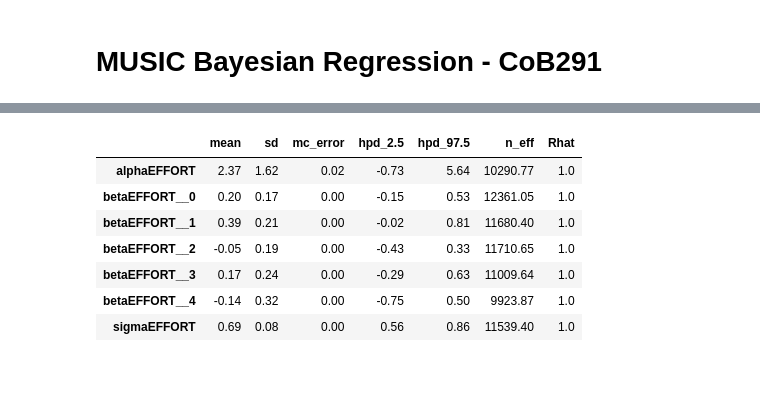
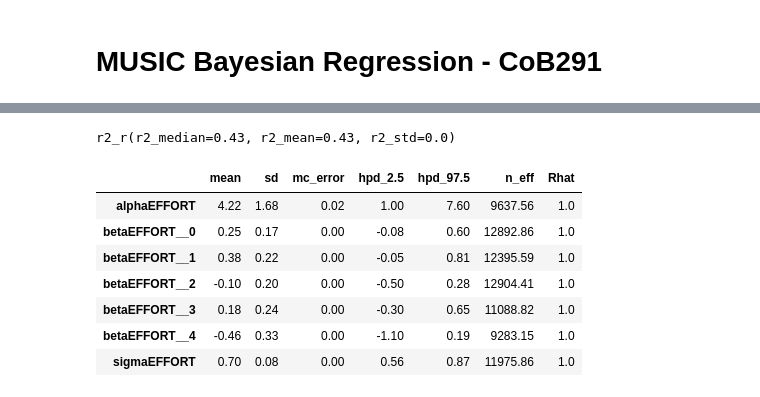
Before and after one commit to ljnovoa/Bayesian-Analysis, a Jupyter notebook: 291 MUSIC Bayesian Regression.ipynb, the cells around one changed output, grey strips where cells are left out. Cells and saved outputs as stored; diff of their text form; code cells hidden in the pictures.

```diff
--- a/291 MUSIC Bayesian Regression.ipynb
+++ b/291 MUSIC Bayesian Regression.ipynb
@@ -94,14 +98,17 @@ The `ymin` argument was deprecated in Matplotlib 3.0 and will be removed in 3.2.
-# %%
-pm.summary(traceEFFORT).round(2)
-# %% [output]
-|  | mean | sd | mc_error | hpd_2.5 | hpd_97.5 | n_eff | Rhat |
-| alphaEFFORT | 2.37 | 1.62 | 0.02 | -0.73 | 5.64 | 10290.77 | 1.0 |
-| betaEFFORT__0 | 0.20 | 0.17 | 0.00 | -0.15 | 0.53 | 12361.05 | 1.0 |
-| betaEFFORT__1 | 0.39 | 0.21 | 0.00 | -0.02 | 0.81 | 11680.40 | 1.0 |
-| betaEFFORT__2 | -0.05 | 0.19 | 0.00 | -0.43 | 0.33 | 11710.65 | 1.0 |
-| betaEFFORT__3 | 0.17 | 0.24 | 0.00 | -0.29 | 0.63 | 11009.64 | 1.0 |
-| betaEFFORT__4 | -0.14 | 0.32 | 0.00 | -0.75 | 0.50 | 9923.87 | 1.0 |
-| sigmaEFFORT | 0.69 | 0.08 | 0.00 | 0.56 | 0.86 | 11539.40 | 1.0 |
+# %%
+ppcEffort = pm.sample_ppc(traceEFFORT, samples=1000, model=modelA)
+print(pm.stats.r2_score(Effort, ppcEffort['Effort_obs']))
+pm.summary(traceEFFORT).round(2)
+# %% [output]
+r2_r(r2_median=0.43, r2_mean=0.43, r2_std=0.0)
+|  | mean | sd | mc_error | hpd_2.5 | hpd_97.5 | n_eff | Rhat |
+| alphaEFFORT | 4.22 | 1.68 | 0.02 | 1.00 | 7.60 | 9637.56 | 1.0 |
+| betaEFFORT__0 | 0.25 | 0.17 | 0.00 | -0.08 | 0.60 | 12892.86 | 1.0 |
+| betaEFFORT__1 | 0.38 | 0.22 | 0.00 | -0.05 | 0.81 | 12395.59 | 1.0 |
+| betaEFFORT__2 | -0.10 | 0.20 | 0.00 | -0.50 | 0.28 | 12904.41 | 1.0 |
+| betaEFFORT__3 | 0.18 | 0.24 | 0.00 | -0.30 | 0.65 | 11088.82 | 1.0 |
+| betaEFFORT__4 | -0.46 | 0.33 | 0.00 | -1.10 | 0.19 | 9283.15 | 1.0 |
+| sigmaEFFORT | 0.70 | 0.08 | 0.00 | 0.56 | 0.87 | 11975.86 | 1.0 |
 # %%
 #FINAL GRADE MODEL
 
```
Also changed, not shown: parts of 11 cells of this notebook.
